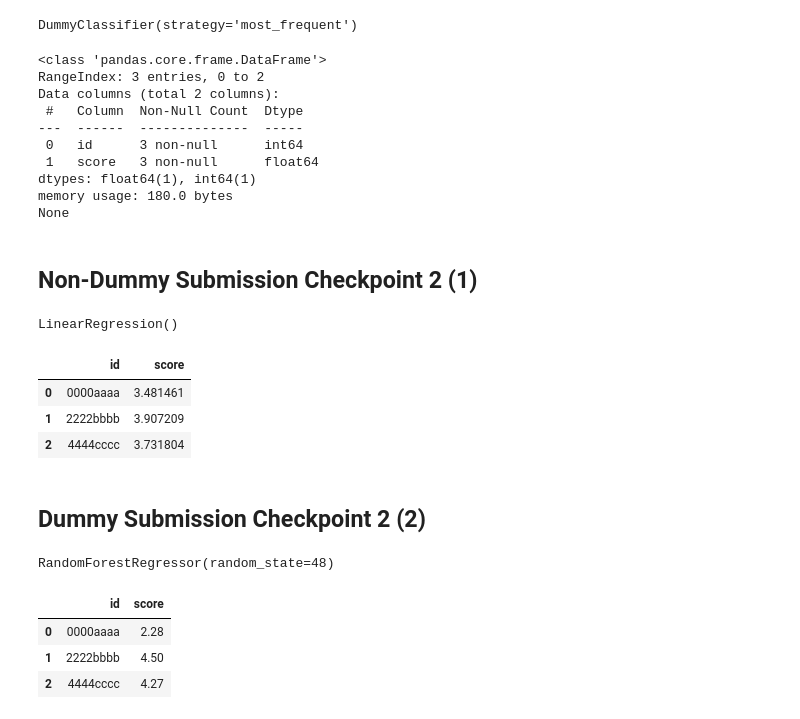
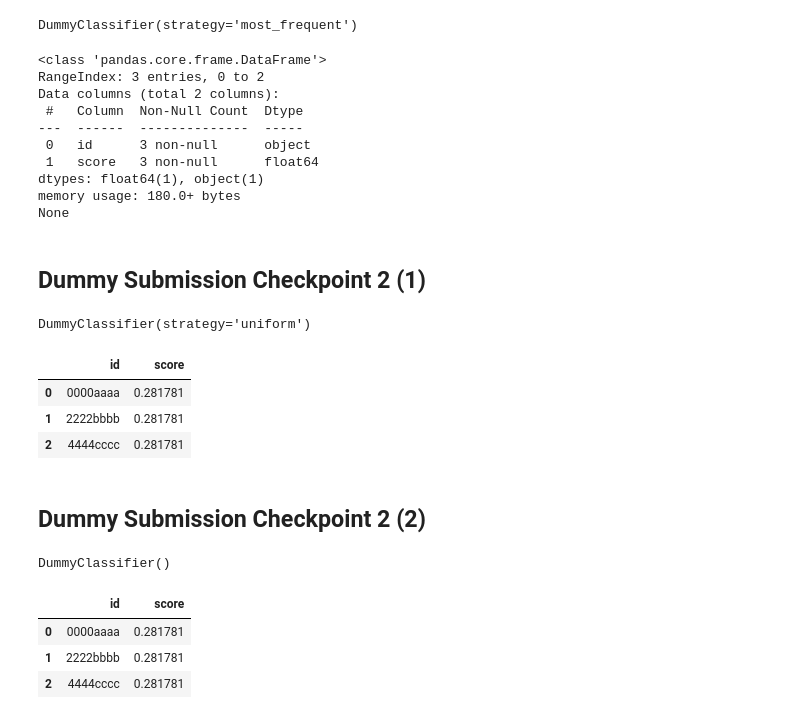
Before and after one commit to DryToaster/writing_competition, a Jupyter notebook: src/pipeline.ipynb, the cells around one changed output. Drawn from its saved outputs; the diff is of its cells as text; code cells hidden in the pictures.

```diff
--- a/src/pipeline.ipynb
+++ b/src/pipeline.ipynb
@@ -32,0 +31,20 @@ cleaned_prediction_test = test_logs.drop(columns=['cursor_position','down_event'
+# %%
+cleaned_data = train_df.drop(columns=['cursor_position','down_event', 'up_event','text_change']).groupby('id').sum()
+mins_data = train_df.drop(columns=['cursor_position','down_event', 'up_event','text_change']).groupby("id").min()
+maxes_data = train_df.drop(columns=['cursor_position','down_event', 'up_event','text_change']).groupby("id").max()
+cleaned_data['min_down_time'] = mins_data['down_time']
+cleaned_data['max_up_time'] = maxes_data['up_time']
+cleaned_data['min_action_time'] = mins_data['action_time']
+cleaned_data['max_action_time'] = maxes_data['action_time']
+cleaned_data = cleaned_data.merge(train_scores, on='id')
+
+cleaned_test = test_logs.drop(columns=['cursor_position','down_event', 'up_event','text_change']).groupby('id').sum()
+mins_test = test_logs.drop(columns=['cursor_position','down_event', 'up_event','text_change']).groupby("id").min()
+maxes_test = test_logs.drop(columns=['cursor_position','down_event', 'up_event','text_change']).groupby("id").max()
+cleaned_test['min_down_time'] = mins_test['down_time']
+cleaned_test['max_up_time'] = maxes_test['up_time']
+cleaned_test['min_action_time'] = mins_test['action_time']
+cleaned_test['max_action_time'] = maxes_test['action_time']
+cleaned_test = cleaned_test.merge(train_scores, on='id')
+
+cleaned_data.describe()
@@ -65,13 +97,14 @@ Name: count, dtype: object
 # %%
-passthrough_variables = ['id', 'score']
-scale_variables = ['event_id', 'down_time', 'up_time', 'action_time', 'word_count']
+passthrough_variables = ['id']
+scale_variables = ['event_id', 'down_time', 'up_time', 'action_time', 'word_count', 'score',
+                   'min_down_time', 'max_up_time', 'min_action_time', 'max_action_time']
 # %%
 preprocessor = make_column_transformer(
     ("passthrough", passthrough_variables),
     (StandardScaler(), scale_variables)
 )
 # %%
-transformed = preprocessor.fit_transform(cleaned_train)
+transformed = preprocessor.fit_transform(cleaned_data)
 column_names = passthrough_variables + scale_variables
 # %%
 X_trained_transformed = pd.DataFrame(transformed, columns=column_names)
@@ -120,8 +139,8 @@ DummyClassifier(strategy='most_frequent')
 # %%
 # Predict
 prediction = pd.DataFrame()
-prediction['id'] = cleaned_prediction_test.index
-prediction ['score']= dummy_clf.predict(cleaned_prediction_test)
+prediction['id'] = cleaned_test.index
+prediction ['score']= dummy_clf.predict(cleaned_test)
 print(prediction.info())
 
 prediction.to_csv('../data/prediction.csv', index=False)
@@ -131,50 +150,50 @@ RangeIndex: 3 entries, 0 to 2
 Data columns (total 2 columns):
  #   Column  Non-Null Count  Dtype
 ---  ------  --------------  -----
- 0   id      3 non-null      int64
+ 0   id      3 non-null      object
  1   score   3 non-null      float64
-dtypes: float64(1), int64(1)
-memory usage: 180.0 bytes
+dtypes: float64(1), object(1)
+memory usage: 180.0+ bytes
 None
 # %% [markdown]
-## Non-Dummy Submission Checkpoint 2 (1)
+## Dummy Submission Checkpoint 2 (1)
 # %%
-clf_2_1 = LinearRegression()
-clf_2_1.fit(train_df.drop(columns=['score', 'id']), train_df['score'])
+dummy_clf_2_1 = DummyClassifier(strategy="uniform")
+dummy_clf_2_1.fit(train_df.drop(columns=['score']), train_df['score'])
 # %% [output]
-LinearRegression()
+DummyClassifier(strategy='uniform')
 # %%
 # Predict
 prediction = pd.DataFrame()
-prediction['id'] = prediction_test_transformed['id']
-prediction ['score'] = clf_2_1.predict(prediction_test_transformed.drop(columns=['id']))
+prediction['id'] = cleaned_test.index
+prediction ['score']= dummy_clf.predict(cleaned_test)
 
 prediction.to_csv('../data/prediction_2_1.csv', index=False)
 
 prediction
 # %% [output]
 |  | id | score |
-| 0 | 0000aaaa | 3.481461 |
-| 1 | 2222bbbb | 3.907209 |
-| 2 | 4444cccc | 3.731804 |
+| 0 | 0000aaaa | 0.281781 |
+| 1 | 2222bbbb | 0.281781 |
+| 2 | 4444cccc | 0.281781 |
 # %% [markdown]
 ## Dummy Submission Checkpoint 2 (2)
 # %%
-clf_2_2 = RandomForestRegressor(random_state=48)
-clf_2_2.fit(train_df.drop(columns=['score', 'id']), train_df['score'])
+dummy_clf_2_2 = DummyClassifier(strategy="prior")
+dummy_clf_2_2.fit(train_df.drop(columns=['score']), train_df['score'])
 # %% [output]
-RandomForestRegressor(random_state=48)
+DummyClassifier()
 # %%
 # Predict
 prediction = pd.DataFrame()
-prediction['id'] = prediction_test_transformed['id']
-prediction ['score'] = clf_2_2.predict(prediction_test_transformed.drop(columns=['id']))
+prediction['id'] = cleaned_test.index
+prediction ['score']= dummy_clf.predict(cleaned_test)
 
 prediction.to_csv('../data/prediction_2_2.csv', index=False)
 
 prediction
 # %% [output]
 |  | id | score |
-| 0 | 0000aaaa | 2.28 |
-| 1 | 2222bbbb | 4.50 |
-| 2 | 4444cccc | 4.27 |
+| 0 | 0000aaaa | 0.281781 |
+| 1 | 2222bbbb | 0.281781 |
+| 2 | 4444cccc | 0.281781 |
```
Also changed, not shown: parts of 9 cells of this notebook.
